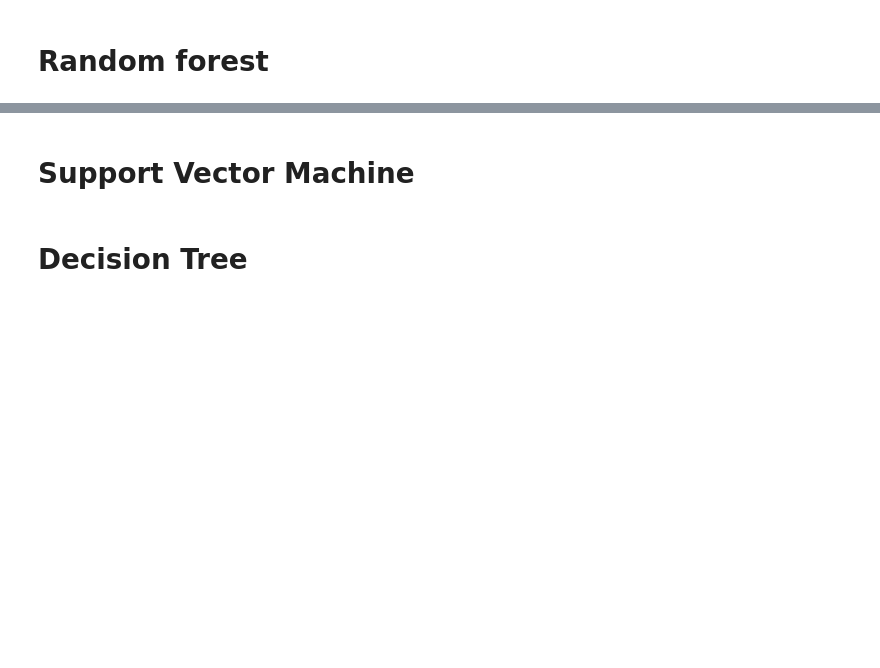
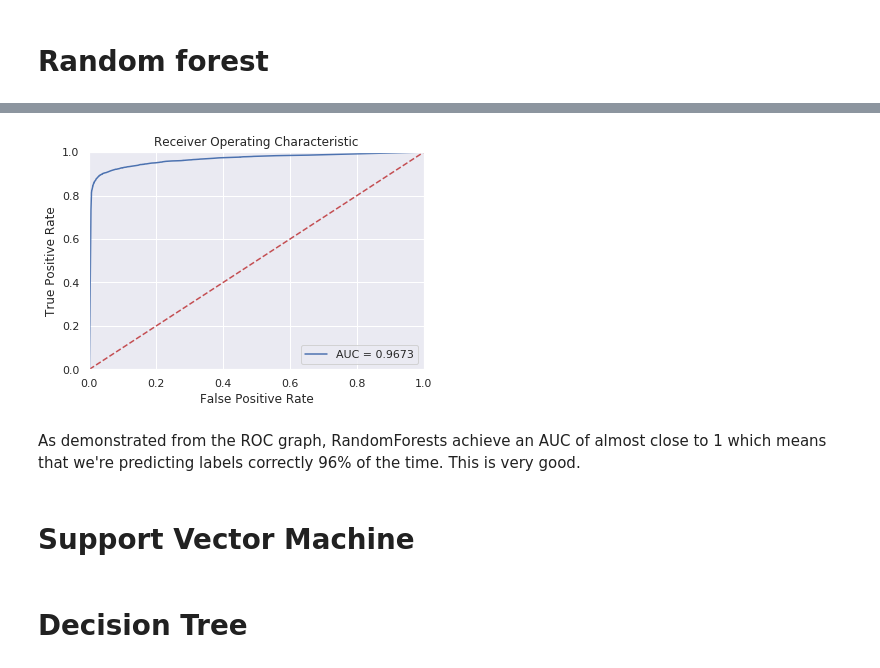
Before and after one commit to catherinelee274/fraud_detection, a Jupyter notebook: main.ipynb, the cells around one changed output, grey strips where cells are left out. Drawn from its saved outputs; the diff is of its cells as text; code cells hidden in the pictures; blank space fills up the shorter version.

Commit message:
finished ROC visualization for RandomForests

```diff
--- a/main.ipynb
+++ b/main.ipynb
@@ -161,3 +102,32 @@ weighted avg       0.94      0.93      0.93     18295
+# %%
+from sklearn.metrics import roc_curve, auc
+
+
+# Visualizing through AOC - ROC chart (Area Under Curve - Receiver Operating Characteristics)
+
+# An AOC of 1 means our model performs perfectly and an AOC of .45 means we have no discriminate classification and an AOC
+# of 0 means we are predicting the exact opposite of correct values
+
+
+proba = RandomForest.predict_proba(X_test)
+proba = np.delete(proba, 0, 1)
+
+fpr, tpr, thresh = roc_curve(y_test,proba)
+roc_auc = auc(fpr, tpr)
+
+plt.title('Receiver Operating Characteristic')
+plt.plot(fpr, tpr, label='AUC = %0.4f'% roc_auc)
+plt.legend(loc='lower right')
+plt.plot([0,1],[0,1],'r--')
+plt.xlim([-0.001, 1])
+plt.ylim([0, 1.001])
+plt.ylabel('True Positive Rate')
+plt.xlabel('False Positive Rate')
+sns.set()
+# %% [output]
+[figure, added]
+# %% [markdown]
+As demonstrated from the ROC graph, RandomForests achieve an AUC of almost close to 1 which means that we're predicting labels correctly 96% of the time.  This is very good.
 # %% [markdown]
 # Support Vector Machine
 # %%
```
Also changed, not shown: parts of 15 cells of this notebook.
